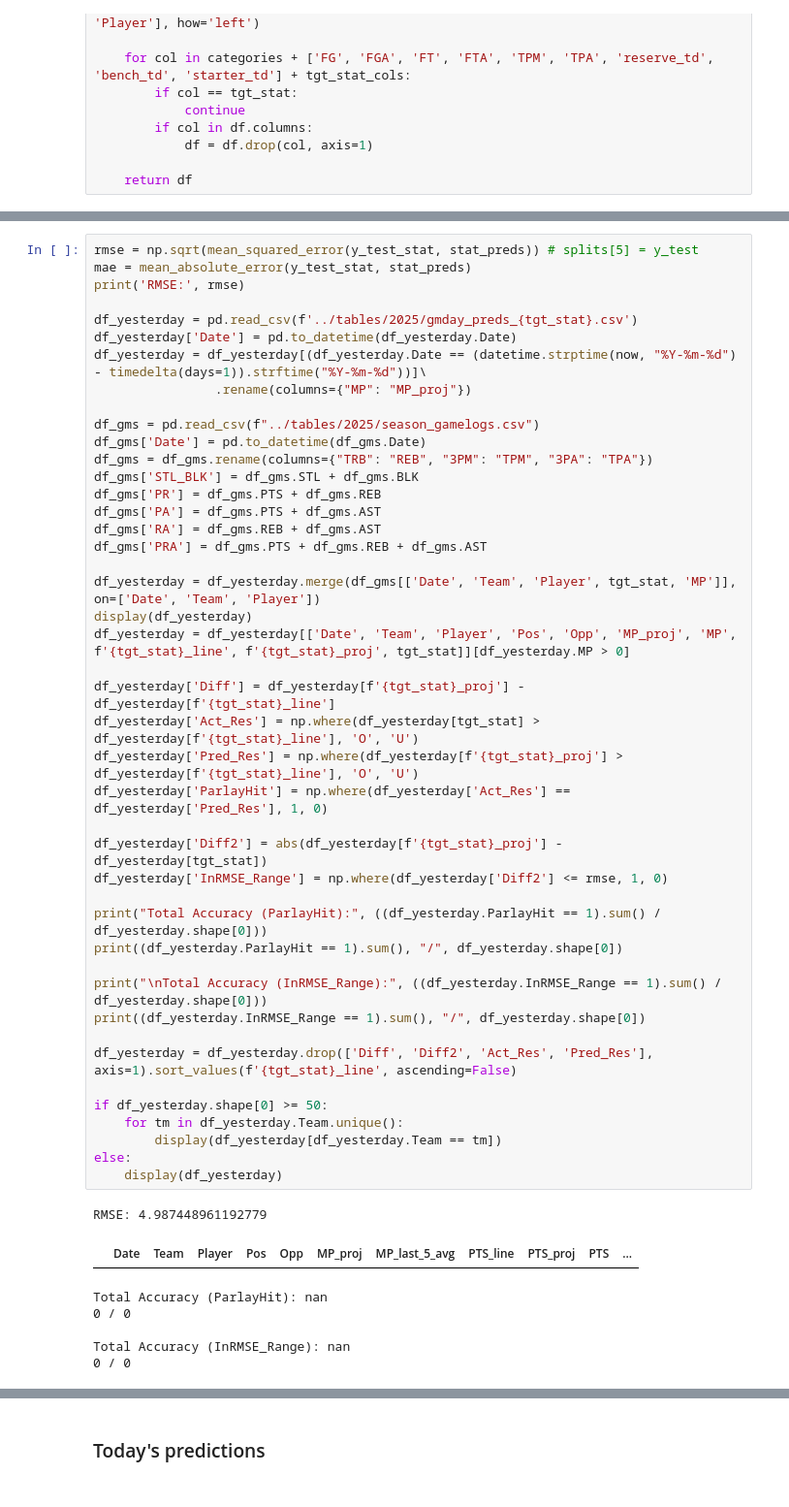
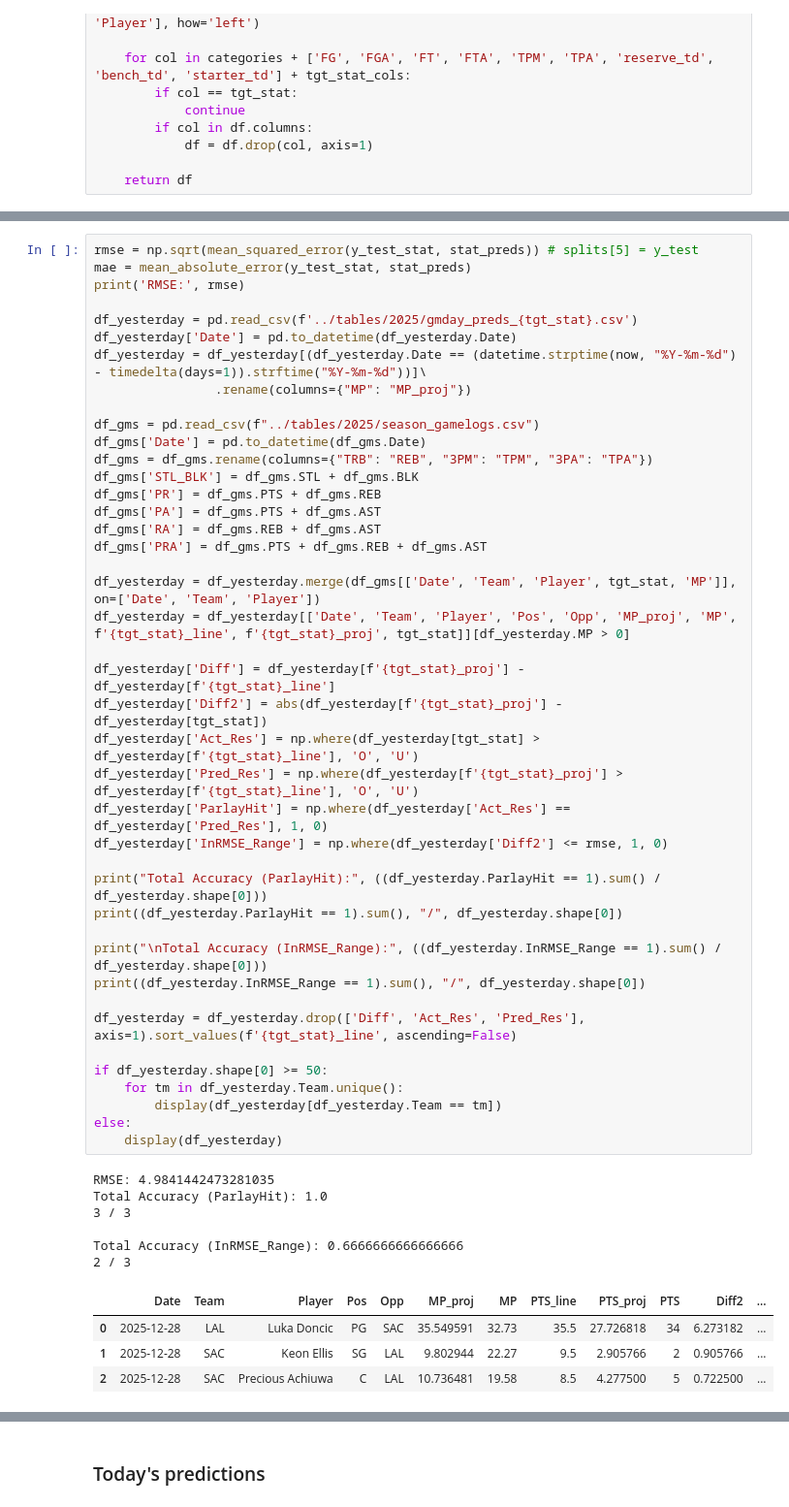
Before and after one commit to Relenes510/fantasy_basketball, a Jupyter notebook: notebooks/create_ML_Regression_model.ipynb, the cells around one changed output, grey strips where cells are left out. Shown at 97% size. Cells and saved outputs as stored; diff of their text form.

Commit message:
Fix parlay helper

```diff
--- a/notebooks/create_ML_Regression_model.ipynb
+++ b/notebooks/create_ML_Regression_model.ipynb
@@ -650,41 +661,42 @@ df_gms = pd.read_csv(f"../tables/2025/season_gamelogs.csv")
 df_gms['Date'] = pd.to_datetime(df_gms.Date)
 df_gms = df_gms.rename(columns={"TRB": "REB", "3PM": "TPM", "3PA": "TPA"})
 df_gms['STL_BLK'] = df_gms.STL + df_gms.BLK
 df_gms['PR'] = df_gms.PTS + df_gms.REB
 df_gms['PA'] = df_gms.PTS + df_gms.AST
 df_gms['RA'] = df_gms.REB + df_gms.AST
 df_gms['PRA'] = df_gms.PTS + df_gms.REB + df_gms.AST
 
 df_yesterday = df_yesterday.merge(df_gms[['Date', 'Team', 'Player', tgt_stat, 'MP']], on=['Date', 'Team', 'Player'])
-display(df_yesterday)
 df_yesterday = df_yesterday[['Date', 'Team', 'Player', 'Pos', 'Opp', 'MP_proj', 'MP', f'{tgt_stat}_line', f'{tgt_stat}_proj', tgt_stat]][df_yesterday.MP > 0]
 
 df_yesterday['Diff'] = df_yesterday[f'{tgt_stat}_proj'] - df_yesterday[f'{tgt_stat}_line']
+df_yesterday['Diff2'] = abs(df_yesterday[f'{tgt_stat}_proj'] - df_yesterday[tgt_stat])
 df_yesterday['Act_Res'] = np.where(df_yesterday[tgt_stat] > df_yesterday[f'{tgt_stat}_line'], 'O', 'U')
 df_yesterday['Pred_Res'] = np.where(df_yesterday[f'{tgt_stat}_proj'] > df_yesterday[f'{tgt_stat}_line'], 'O', 'U')
 df_yesterday['ParlayHit'] = np.where(df_yesterday['Act_Res'] == df_yesterday['Pred_Res'], 1, 0)
-
-df_yesterday['Diff2'] = abs(df_yesterday[f'{tgt_stat}_proj'] - df_yesterday[tgt_stat])
 df_yesterday['InRMSE_Range'] = np.where(df_yesterday['Diff2'] <= rmse, 1, 0)
 
 print("Total Accuracy (ParlayHit):", ((df_yesterday.ParlayHit == 1).sum() / df_yesterday.shape[0]))
 print((df_yesterday.ParlayHit == 1).sum(), "/", df_yesterday.shape[0])
 
 print("\nTotal Accuracy (InRMSE_Range):", ((df_yesterday.InRMSE_Range == 1).sum() / df_yesterday.shape[0]))
 print((df_yesterday.InRMSE_Range == 1).sum(), "/", df_yesterday.shape[0])
 
-df_yesterday = df_yesterday.drop(['Diff', 'Diff2', 'Act_Res', 'Pred_Res'], axis=1).sort_values(f'{tgt_stat}_line', ascending=False)
+df_yesterday = df_yesterday.drop(['Diff', 'Act_Res', 'Pred_Res'], axis=1).sort_values(f'{tgt_stat}_line', ascending=False)
 
 if df_yesterday.shape[0] >= 50:
     for tm in df_yesterday.Team.unique():
         display(df_yesterday[df_yesterday.Team == tm])
 else:
     display(df_yesterday)
 # %% [output]
-RMSE: 4.987448961192779
+RMSE: 4.9841442473281035
+Total Accuracy (ParlayHit): 1.0
+3 / 3
+
+Total Accuracy (InRMSE_Range): 0.6666666666666666
+2 / 3
-|  | Date | Team | Player | Pos | Opp | MP_proj | MP_last_5_avg | PTS_line | PTS_proj | PTS | ... |
+|  | Date | Team | Player | Pos | Opp | MP_proj | MP | PTS_line | PTS_proj | PTS | Diff2 | ... |
+| 0 | 2025-12-28 | LAL | Luka Doncic | PG | SAC | 35.549591 | 32.73 | 35.5 | 27.726818 | 34 | 6.273182 | ... |
+| 1 | 2025-12-28 | SAC | Keon Ellis | SG | LAL | 9.802944 | 22.27 | 9.5 | 2.905766 | 2 | 0.905766 | ... |
+| 2 | 2025-12-28 | SAC | Precious Achiuwa | C | LAL | 10.736481 | 19.58 | 8.5 | 4.277500 | 5 | 0.722500 | ... |
-Total Accuracy (ParlayHit): nan
-0 / 0
-
-Total Accuracy (InRMSE_Range): nan
-0 / 0
```
Also changed, not shown: parts of 8 cells of this notebook, 3 other files.
